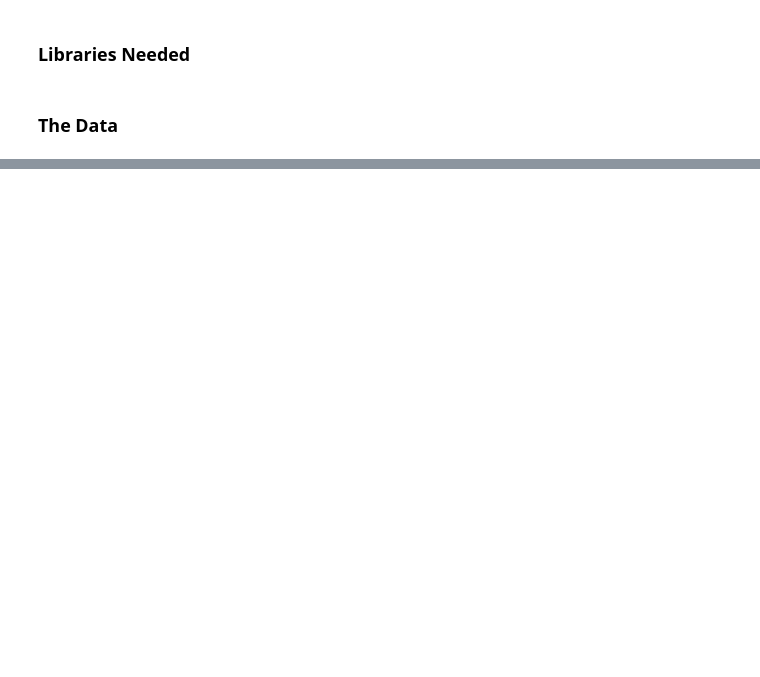
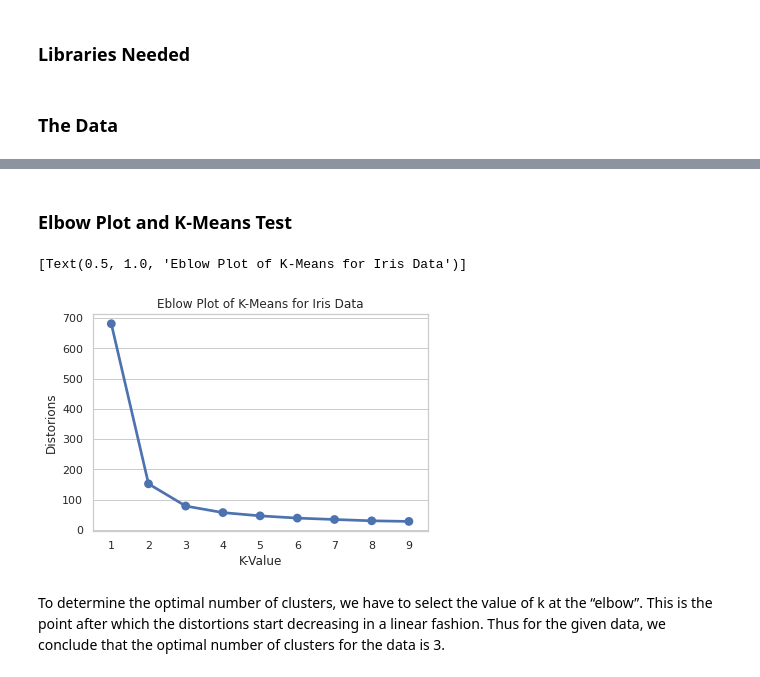
Before and after one commit to JoshuaCD/data_mining_group, a Jupyter notebook: assignment_5/iris_clustering.ipynb, the cells around one changed output, grey strips where cells are left out. Drawn from its saved outputs; the diff is of its cells as text; code cells hidden in the pictures; blank space fills up the shorter version.

Commit message:
K clusters and Elbow plot

```diff
--- a/assignment_5/iris_clustering.ipynb
+++ b/assignment_5/iris_clustering.ipynb
@@ -41,0 +50,24 @@ does github work ?  yes
+# %% [markdown]
+### Elbow Plot and K-Means Test
+# %%
+# Running K-means and creating Elbow Plot
+
+distortions = list()
+Ks = range(1,10)   # Creates Ks from 1 to 10 to test representing number of clusters
+
+for k in Ks:
+    kmeanModel = KMeans(n_clusters=k)
+    kmeanModel.fit(iris_df.drop(columns='target'))
+    distortions.append(kmeanModel.inertia_)  # Records distortions for each value of K
+
+k_data= pd.DataFrame({'K-Value':Ks,
+                      'Distorions':distortions
+                     })
+
+sns.set_theme(style="whitegrid")
+sns.pointplot(data=k_data,x='K-Value',y='Distorions',markers=["o"]).set(title='Eblow Plot of K-Means for Iris Data')
+# %% [output]
+[Text(0.5, 1.0, 'Eblow Plot of K-Means for Iris Data')]
+[figure, added]
+# %% [markdown]
+To determine the optimal number of clusters, we have to select the value of k at the “elbow”. This is the point after which the distortions start decreasing in a linear fashion. Thus for the given data, we conclude that the optimal number of clusters for the data is 3.
```
Also changed, not shown: parts of 5 cells of this notebook.
